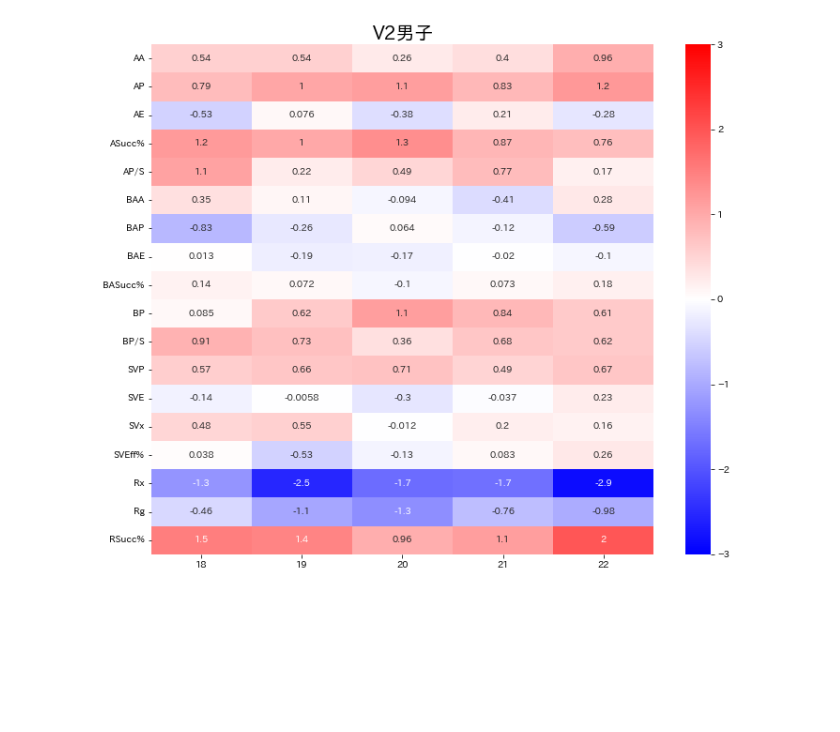
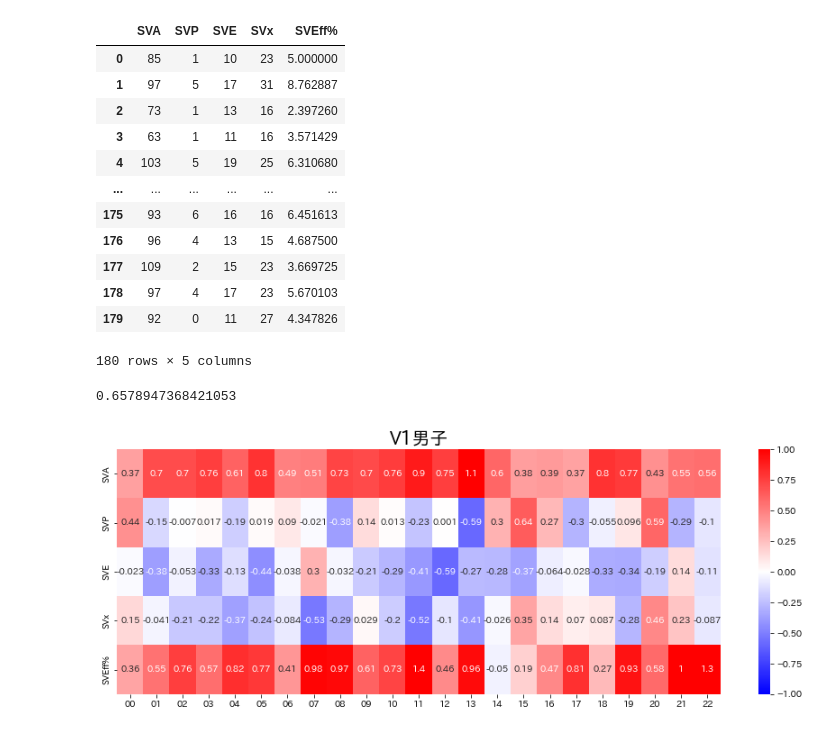
Before and after one commit to vleaguebot-lab/vleague_stats, a Jupyter notebook: data_collect_lab2.ipynb, the cells around one changed output. Drawn from its saved outputs; the diff is of its cells as text; code cells hidden in the pictures; blank space fills up the shorter version.

```diff
--- a/data_collect_lab2.ipynb
+++ b/data_collect_lab2.ipynb
@@ -26,20 +26,26 @@ def div_ja(division):
 # ]
 
 # アテンプト数を削除
-ex = '_remove_A'
-index = [
-    'AA', 'AP', 'AE', 'ASucc%', 'AP/S', 'BAA', 'BAP', 'BAE', 'BASucc%',
-    'BP', 'BP/S', 'SVP', 'SVE', 'SVx', 'SVEff%', 'Rx', 'Rg','RSucc%'
-]
+# ex = '_remove_A'
+# index = [
+#     'AA', 'AP', 'AE', 'ASucc%', 'AP/S', 'BAA', 'BAP', 'BAE', 'BASucc%',
+#     'BP', 'BP/S', 'SVP', 'SVE', 'SVx', 'SVEff%', 'Rx', 'Rg','RSucc%'
+# ]
 
 # 主要スタッツのみ
 # ex = '_simple1'
 # index = [
 #     'ASucc%', 'BASucc%', 'BP/S', 'SVEff%', 'RSucc%'
 # ]
+
+# サーブについてのみ
+ex = '_SV'
+index = [
+    'SVA', 'SVP', 'SVE', 'SVx', 'SVEff%',
+]
 # %%
-division = 'v2_m'
+division = 'v1_m'
 paths = glob.glob('database/{}/teamdb_*'.format(division))
-paths = paths[-5:]
+# paths = paths[-5:]
 print(paths)
 # %% [output]
@@ -58,12 +64,14 @@ for path in paths:
     year = path[-14:-12]
     df = pd.read_csv(path)
     f = lambda x: 1 if x == 'Win' else 0
+    df['SVEff%'] = (df['SVP']*100+df['SVx']*25-df['SVE']*25)/df['SVA']
+    print(df['SVEff%'][0])
     df['Win'] = df['Win_Lose'].map(f)
     df2 = df[index].copy()
-    # df2['BASucc%'].replace('-', np.nan, inplace=True)
-    # df2['BASucc%'] = df2['BASucc%'].apply(lambda x: np.nan if x == '-' else x).astype(float)
-    df2['BASucc%'] = df2['BASucc%'].apply(lambda x: 0 if x == '-' else x).astype(float)
-    # df2['BASucc%'] =df2['BASucc%'].astype(float)
+    # # df2['BASucc%'].replace('-', np.nan, inplace=True)
+    # # df2['BASucc%'] = df2['BASucc%'].apply(lambda x: np.nan if x == '-' else x).astype(float)
+    # df2['BASucc%'] = df2['BASucc%'].apply(lambda x: 0 if x == '-' else x).astype(float)
+    # # df2['BASucc%'] =df2['BASucc%'].astype(float)
     df3 = df2.apply(lambda x: (x-x.mean())/x.std(), axis=0)
     X = df3 # 説明変数
     Y = df['Win']
@@ -72,7 +80,7 @@ for path in paths:
     lr = LogisticRegression() # ロジスティック回帰モデルのインスタンスを作成
     lr_ = lr.fit(X_train, Y_train) # ロジスティック回帰モデルの重みを学習
     Y_pred = lr.predict(X_test)
-    print(accuracy_score(Y_test, Y_pred))
+    # print(accuracy_score(Y_test, Y_pred))
     # print(Y_test, Y_pred)
     df4[year] = lr.coef_[0]
 df4
@@ -102,11 +112,34 @@ df4
+# %%
+df = pd.read_csv(paths[0])
+df['SVEff%'] = (df['SVP']*100+df['SVx']*25-df['SVE']*25)/df['SVA']
+df['SVEff%'][0]
+df[index]
+# %% [output]
+|  | SVA | SVP | SVE | SVx | SVEff% |
+| 0 | 85 | 1 | 10 | 23 | 5.000000 |
+| 1 | 97 | 5 | 17 | 31 | 8.762887 |
+| 2 | 73 | 1 | 13 | 16 | 2.397260 |
+| 3 | 63 | 1 | 11 | 16 | 3.571429 |
+| 4 | 103 | 5 | 19 | 25 | 6.310680 |
+| ... | ... | ... | ... | ... | ... |
+| 175 | 93 | 6 | 16 | 16 | 6.451613 |
+| 176 | 96 | 4 | 13 | 15 | 4.687500 |
+| 177 | 109 | 2 | 15 | 23 | 3.669725 |
+| 178 | 97 | 4 | 17 | 23 | 5.670103 |
+| 179 | 92 | 0 | 11 | 27 | 4.347826 |
+180 rows × 5 columns
+# %%
+(1*100+13*25-14*25)/114
+# %% [output]
+0.6578947368421053
 # %%
-fig = plt.figure(figsize=(12,10))
+fig = plt.figure(figsize=(15,5))
 plt.title(div_ja(division), fontsize=20)
-sns.heatmap(df4,annot=True,cmap='bwr',vmin=-3,vmax=3)
+sns.heatmap(df4,annot=True,cmap='bwr',vmin=-1,vmax=1)
 plt.savefig('graph/hm/{0}{1}.png'.format(division,ex),facecolor='white')
 plt.show()
 # %% [output]
-[figure, old version]
+[figure, new version]
 # %%
 df4 = pd.DataFrame(index=index)
 teams = list(df['Team'].drop_duplicates())
```
Also changed, not shown: parts of 8 cells of this notebook, 2 other files.
